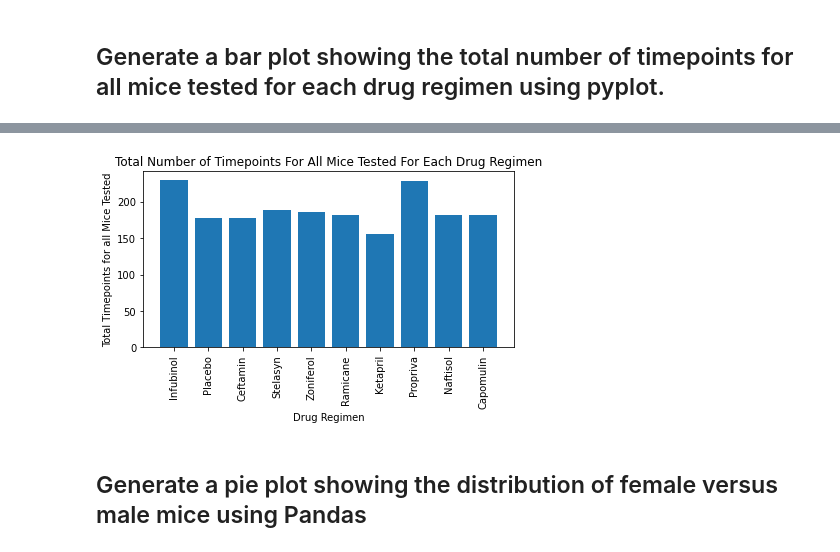
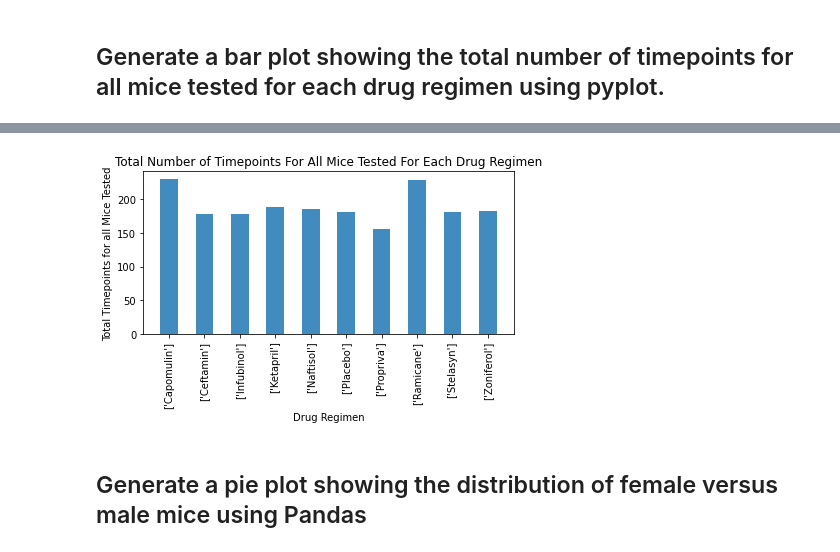
Before and after one commit to bsdutton/Matplotlib-challenge, a Jupyter notebook: Pymaceuticals/pymaceuticals-working.ipynb, the cells around one changed output, grey strips where cells are left out. Cells and saved outputs as stored; diff of their text form; code cells hidden in the pictures.

```diff
--- a/Pymaceuticals/pymaceuticals-working.ipynb
+++ b/Pymaceuticals/pymaceuticals-working.ipynb
@@ -998,3 +1073,6 @@ plt.tight_layout()
 # mouse_unique.plot(kind='bar', x='Drug Regimen', y='Timepoint', figsize=(10,8))
 # %% [markdown]
 ## Generate a bar plot showing the total number of timepoints for all mice tested for each drug regimen using pyplot.
+# %%
+dmt_group = mouse_unique[["Drug Regimen", "Mouse ID", "Timepoint"]]
+#type(dmt_group)
@@ -1000,0 +1082,4 @@ plt.tight_layout()
+# %%
+dmt = dmt_group.groupby("Drug Regimen")
+#type(dmt)
+dmt.head(10)
@@ -1000,0 +1100,3 @@ plt.tight_layout()
+# %%
+dmt_time = dmt["Timepoint"].count()
+dmt_time
@@ -1000,0 +1116,7 @@ plt.tight_layout()
+# %%
+drug_names = dmt["Drug Regimen"].unique().apply(list)
+#drug_names = dmt["Drug Regimen"].count()
+#dmt_group = dmt_group.reset_index()
+
+#drugs = drug_names.unique()
+drug_names
@@ -1001,24 +1185,28 @@ plt.tight_layout()
 # %%
 
 
-drug_names = mouse_unique["Drug Regimen"].unique()
+#drug_names = dmt["Drug Regimen"].unique()
 # print(drugs)
+#x_axis = np.arange(len(test_regimen))
 x_axis = np.arange(len(drug_names))
+#x_axis = np.arange(len(dmt["Drug Regimen"].unique()))
 # x_axis
-
-y_axis = np.arange(len(dmt_sum))
+tick_locations = [value for value in x_axis]
+#y_axis = np.arange(len(dmt_time))
 # y_axis
 
 plt.title("Total Number of Timepoints For All Mice Tested For Each Drug Regimen")
 plt.ylabel("Total Timepoints for all Mice Tested")
+#plt.xlabel("Drug Regimen")
 plt.xlabel("Drug Regimen")
-plt.xticks(rotation='vertical')
-plt.bar(drug_names, dmt_sum, align="center")
+#plt.xticks(tick_locations, test_regimen, rotation='vertical')
+plt.xticks(tick_locations, drug_names, rotation='vertical')
+plt.bar(x_axis, dmt_time, align="center", width=0.5, alpha=0.85)
 
 plt.tight_layout()
 #plt.savefig("plots/pyplot Bar Chart - Total Timepoints For All Mice Tested For Each Drug Regimen.pdf")
 # %% [output]
-[figure, old version]
+[figure, new version]
 # %% [markdown]
 ## Generate a pie plot showing the distribution of female versus male mice using Pandas
 # %%
```
Also changed, not shown: parts of 24 cells of this notebook, 4 other files.
